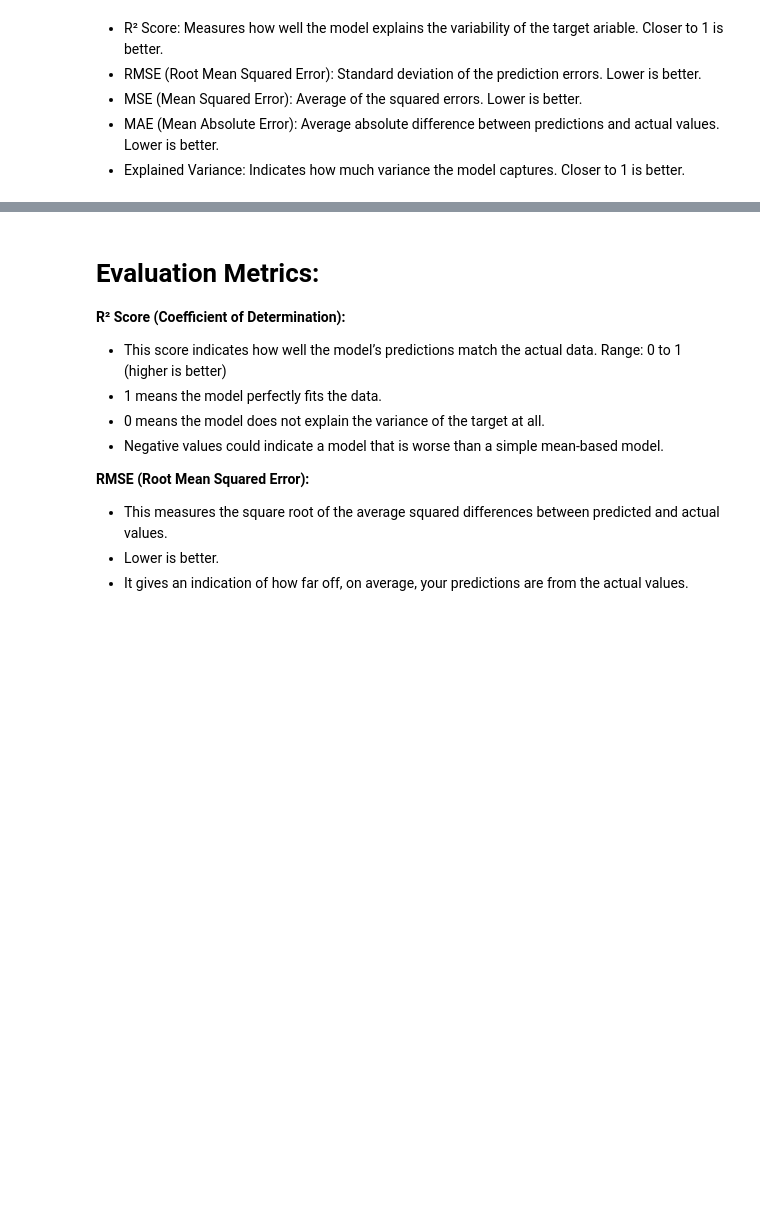
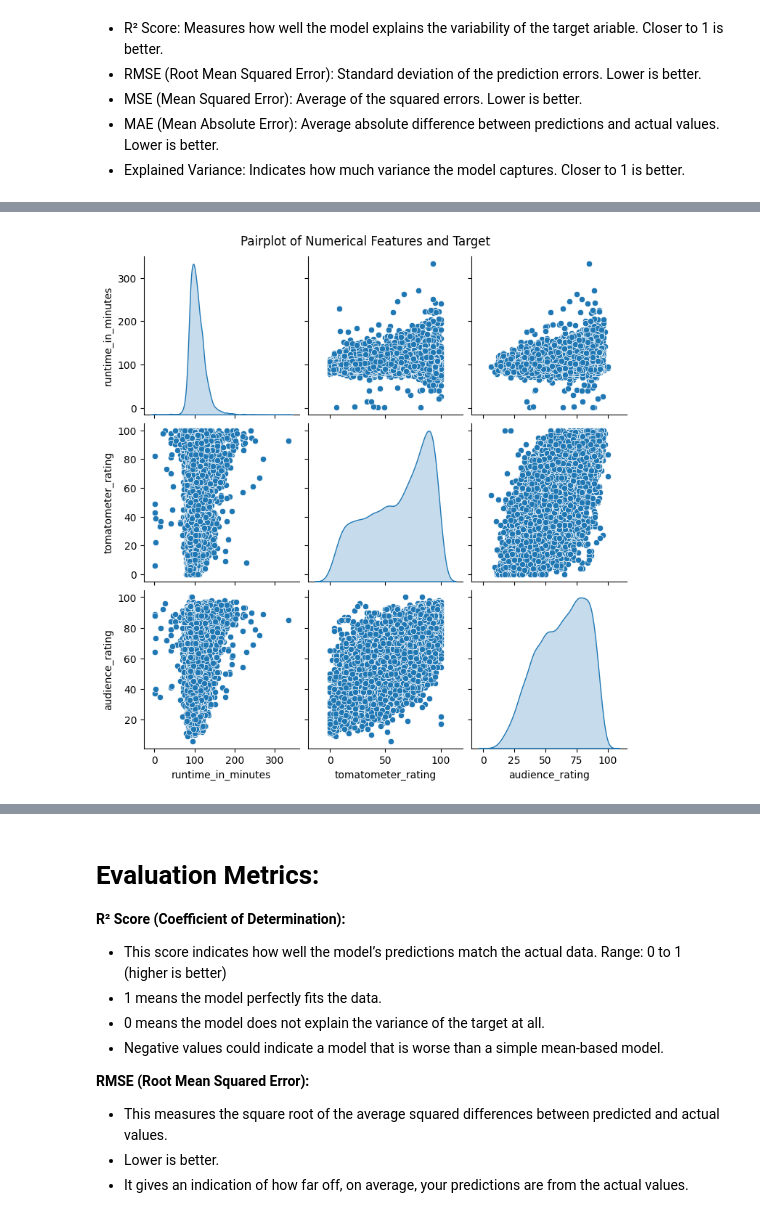
Before and after one commit to Siva-Subramaniam-DS/Machine_Learning, a Jupyter notebook: Machine_Learning.ipynb, the cells around one changed output, grey strips where cells are left out. Saved outputs shown, nothing was run; the diff lists cells and outputs as text; code cells hidden in the pictures; blank space fills up the shorter version.

```diff
--- a/Machine_Learning.ipynb
+++ b/Machine_Learning.ipynb
@@ -144,0 +179,6 @@ ariable. Closer to 1 is better.
+# %%
+sns.pairplot(data, vars=numerical_cols + ['audience_rating'], diag_kind="kde")
+plt.suptitle("Pairplot of Numerical Features and Target", y=1.02)
+plt.show()
+# %% [output]
+[figure, added]
```
Also changed, not shown: parts of 3 cells of this notebook.
